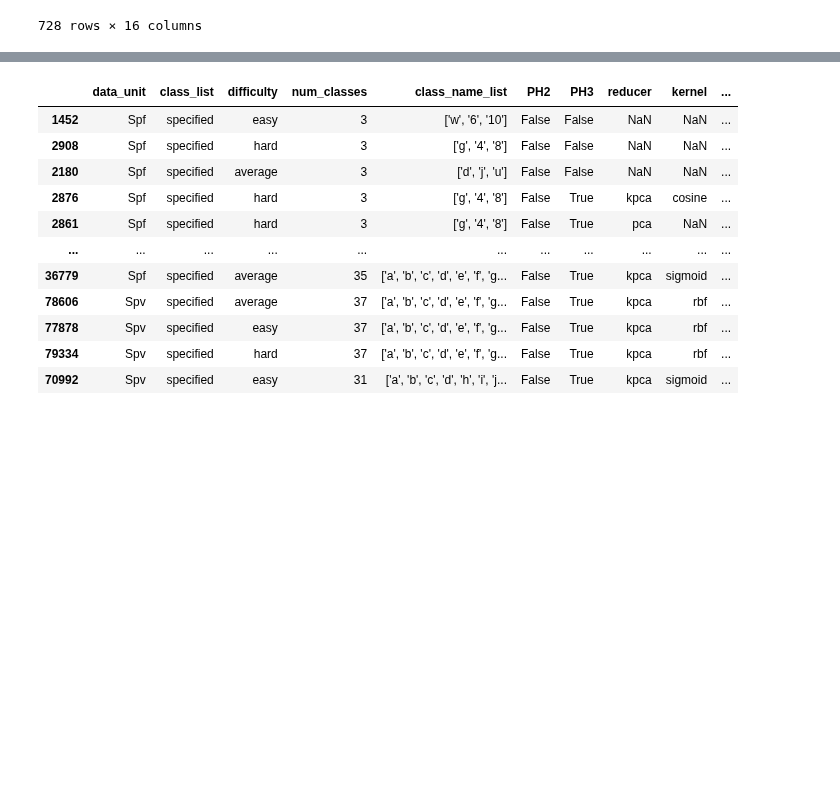
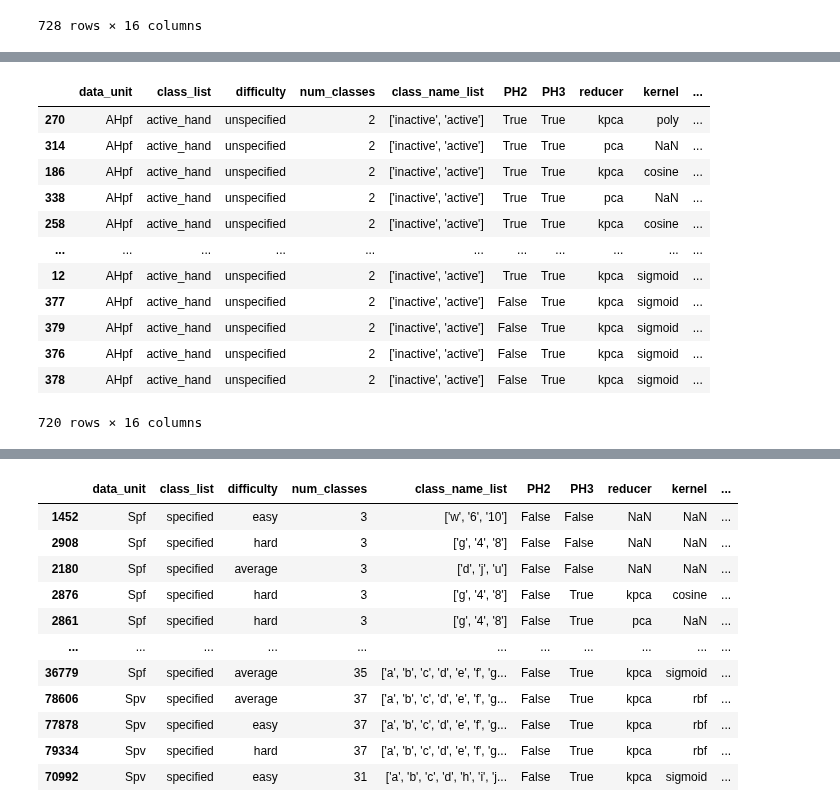
Before and after one commit to dasantac/TOG, a Jupyter notebook: src/TRAIN/architecture/KNN/PREPanalysis.ipynb, the cells around one changed output, grey strips where cells are left out. Saved outputs shown, nothing was run; the diff lists cells and outputs as text; code cells hidden in the pictures; blank space fills up the shorter version.

```diff
--- a/src/TRAIN/architecture/KNN/PREPanalysis.ipynb
+++ b/src/TRAIN/architecture/KNN/PREPanalysis.ipynb
@@ -184,0 +218,16 @@ all_scores_df[all_scores_df['data_unit'] == sup.DATA_AH_PF].sort_values(by='accu
+# %%
+ahpf_scores_df[ahpf_scores_df['PH3'] == True].sort_values(by='accuracy', ascending=False)
+# %% [output]
+|  | data_unit | class_list | difficulty | num_classes | class_name_list | PH2 | PH3 | reducer | kernel | ... |
+| 270 | AHpf | active_hand | unspecified | 2 | ['inactive', 'active'] | True | True | kpca | poly | ... |
+| 314 | AHpf | active_hand | unspecified | 2 | ['inactive', 'active'] | True | True | pca | NaN | ... |
+| 186 | AHpf | active_hand | unspecified | 2 | ['inactive', 'active'] | True | True | kpca | cosine | ... |
+| 338 | AHpf | active_hand | unspecified | 2 | ['inactive', 'active'] | True | True | pca | NaN | ... |
+| 258 | AHpf | active_hand | unspecified | 2 | ['inactive', 'active'] | True | True | kpca | cosine | ... |
+| ... | ... | ... | ... | ... | ... | ... | ... | ... | ... | ... |
+| 12 | AHpf | active_hand | unspecified | 2 | ['inactive', 'active'] | True | True | kpca | sigmoid | ... |
+| 377 | AHpf | active_hand | unspecified | 2 | ['inactive', 'active'] | False | True | kpca | sigmoid | ... |
+| 379 | AHpf | active_hand | unspecified | 2 | ['inactive', 'active'] | False | True | kpca | sigmoid | ... |
+| 376 | AHpf | active_hand | unspecified | 2 | ['inactive', 'active'] | False | True | kpca | sigmoid | ... |
+| 378 | AHpf | active_hand | unspecified | 2 | ['inactive', 'active'] | False | True | kpca | sigmoid | ... |
+720 rows × 16 columns
```
Also changed, not shown: parts of 7 cells of this notebook, 30 other files.
